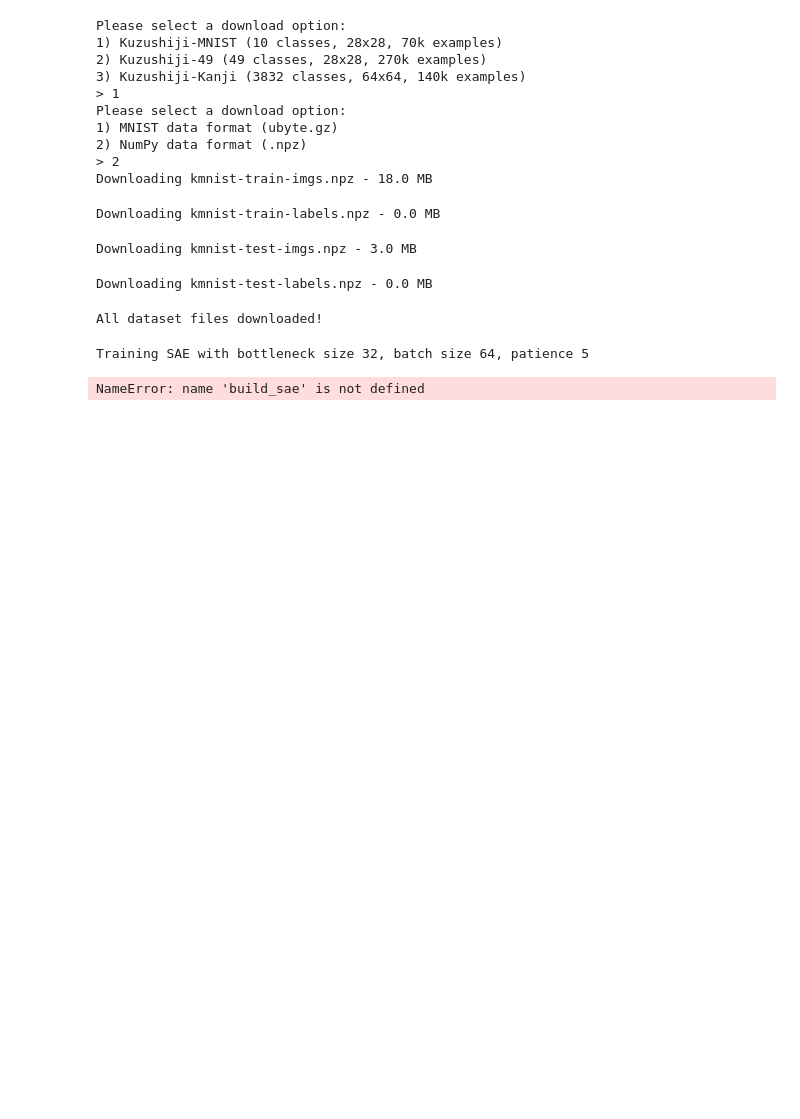
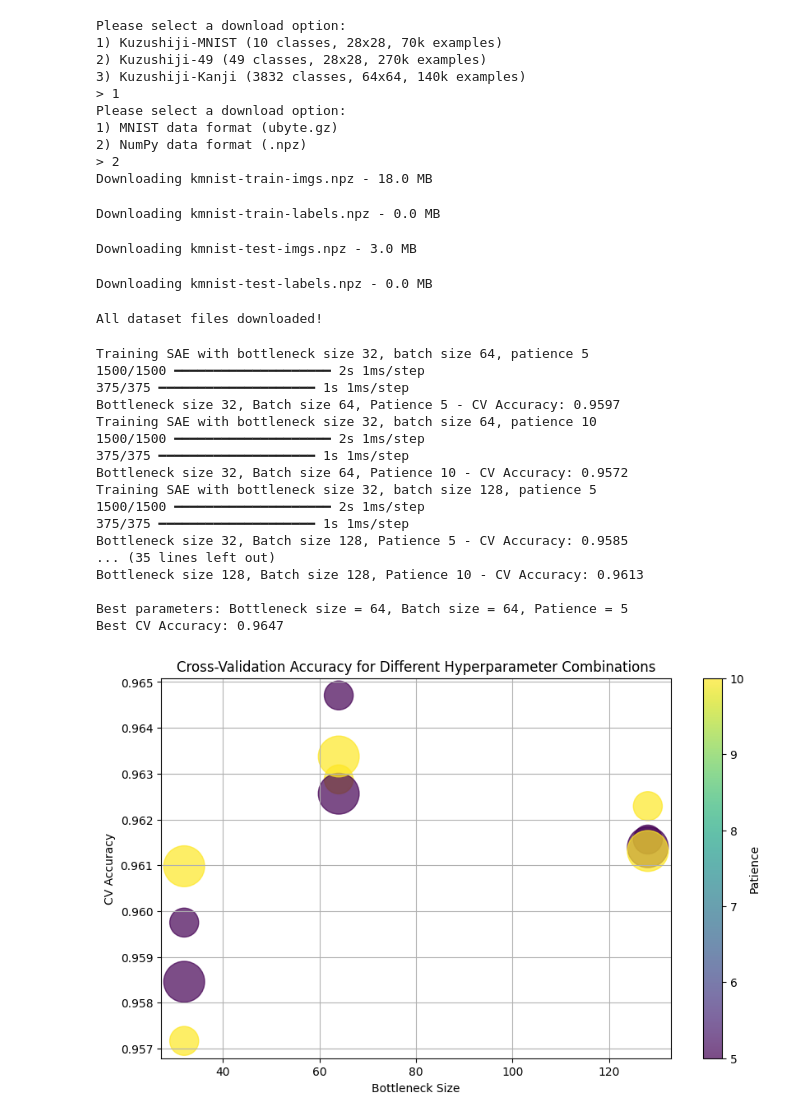
Before and after one commit to Charles980903/Proj2, a Jupyter notebook: Untitled5.ipynb, the cells around one changed output. Drawn from its saved outputs; the diff is of its cells as text; code cells hidden in the pictures; blank space fills up the shorter version.

```diff
--- a/Untitled5.ipynb
+++ b/Untitled5.ipynb
@@ -143,11 +163,7 @@ def build_sae(bottleneck_size=64):
 # %%
 from itertools import product
 
-def extract_features(autoencoder, data):
 
-    encoder_model = Model(inputs=autoencoder.input, outputs=autoencoder.layers[3].output)
-    features = encoder_model.predict(data)
-    return features
 
 # Define ranges for hyperparameters to test
 bottleneck_sizes = [32, 64, 128]
@@ -171,31 +187,64 @@ for bottleneck_size, batch_size, patience in product(bottleneck_sizes, batch_siz
 
     # Train the autoencoder with early stopping
     autoencoder.fit(
         x_train, x_train,
         epochs=50,  # Set a high epoch limit, early stopping will determine the actual stopping point
         batch_size=batch_size,
         validation_data=(x_val, x_val),
         callbacks=[early_stopping],
         verbose=0
     )
 
     # Extract features from the bottleneck layer
     train_features = extract_features(autoencoder, x_train)
     val_features = extract_features(autoencoder, x_val)
 
     # Scale the features for the SVM classifier
     scaler = StandardScaler()
     train_features_scaled = scaler.fit_transform(train_features)
     val_features_scaled = scaler.transform(val_features)
 
     # Train an SVM classifier using cross-validation
     svm_classifier = SVC(kernel='rbf', C=1.0, gamma='scale', random_state=42)
     scores = cross_val_score(svm_classifier, train_features_scaled, y_train, cv=5)
     avg_accuracy = np.mean(scores)
 
     # Store the results
     cv_results[(bottleneck_size, batch_size, patience)] = avg_accuracy
     print(f"Bottleneck size {bottleneck_size}, Batch size {batch_size}, Patience {patience} - CV Accuracy: {avg_accuracy:.4f}")
+
+
+best_params = max(cv_results, key=cv_results.get)
+best_accuracy = cv_results[best_params]
+print(f"\nBest parameters: Bottleneck size = {best_params[0]}, Batch size = {best_params[1]}, Patience = {best_params[2]}")
+print(f"Best CV Accuracy: {best_accuracy:.4f}")
+
+# Plot the cross-validation results
+bottleneck_sizes_plot, batch_sizes_plot, patience_plot, accuracies = zip(*[(k[0], k[1], k[2], v) for k, v in cv_results.items()])
+plt.figure(figsize=(10, 6))
+plt.scatter(bottleneck_sizes_plot, accuracies, c=patience_plot, cmap='viridis', s=[10 * b for b in batch_sizes_plot], alpha=0.7)
+plt.colorbar(label='Patience')
+plt.title('Cross-Validation Accuracy for Different Hyperparameter Combinations')
+plt.xlabel('Bottleneck Size')
+plt.ylabel('CV Accuracy')
+plt.grid(True)
+plt.show()
 # %% [output]
 Training SAE with bottleneck size 32, batch size 64, patience 5
+1500/1500 ━━━━━━━━━━━━━━━━━━━━ 2s 1ms/step
+375/375 ━━━━━━━━━━━━━━━━━━━━ 1s 1ms/step
+Bottleneck size 32, Batch size 64, Patience 5 - CV Accuracy: 0.9597
+Training SAE with bottleneck size 32, batch size 64, patience 10
+1500/1500 ━━━━━━━━━━━━━━━━━━━━ 2s 1ms/step
+375/375 ━━━━━━━━━━━━━━━━━━━━ 1s 1ms/step
+Bottleneck size 32, Batch size 64, Patience 10 - CV Accuracy: 0.9572
+Training SAE with bottleneck size 32, batch size 128, patience 5
+1500/1500 ━━━━━━━━━━━━━━━━━━━━ 2s 1ms/step
+375/375 ━━━━━━━━━━━━━━━━━━━━ 1s 1ms/step
+Bottleneck size 32, Batch size 128, Patience 5 - CV Accuracy: 0.9585
+... (35 lines left out)
+Bottleneck size 128, Batch size 128, Patience 10 - CV Accuracy: 0.9613
+
+Best parameters: Bottleneck size = 64, Batch size = 64, Patience = 5
+Best CV Accuracy: 0.9647
-NameError: name 'build_sae' is not defined
+[figure, added]
```
Also changed, not shown: parts of 8 cells of this notebook.
